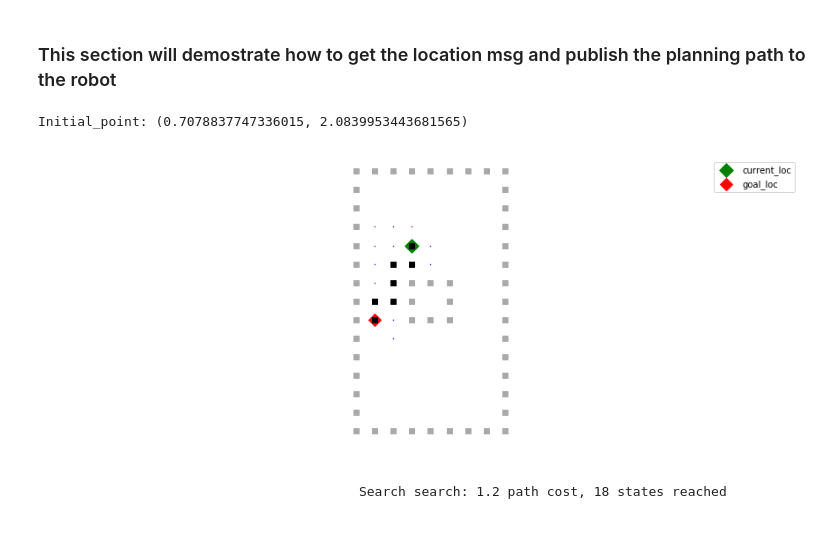
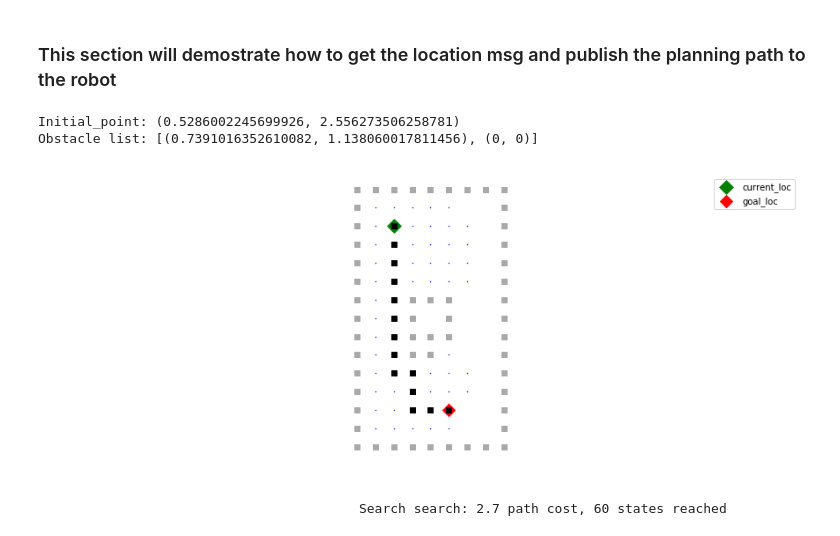
Before and after one commit to OpenPPAT/hcc-2019-lab3, a Jupyter notebook: topic1_astar_path_planning.ipynb, the cells around one changed output. Drawn from its saved outputs; the diff is of its cells as text; code cells hidden in the pictures.

```diff
--- a/topic1_astar_path_planning.ipynb
+++ b/topic1_astar_path_planning.ipynb
@@ -369,19 +374,34 @@ rospy.init_node("path_planning_node", anonymous = False)
 path_pub = rospy.Publisher('/planning_path', Path, queue_size=10)
 # %% [markdown]
 ### This section will demostrate how to get the location msg and publish the planning path to the robot
+# %%
+initial_point = (0, 0)
+obs_list = [(0, 0), (0, 0)]
+while initial_point == (0, 0) or obs_list[0] == (0, 0):
+    msg = rospy.wait_for_message("/nctuece/pose_optimization/bot_global_poses_optimized", \
+                                         topic_type=GlobalPoseArray, \
+                                         timeout=10)
+#     print(len( msg.poses))
+    for pose in msg.poses:
+        if pose.bot_id == 432: obs_list[0] = pose.pose.x, pose.pose.y
+        if pose.bot_id == 433: obs_list[1] = pose.pose.x, pose.pose.y
+        if pose.bot_id == 426: # id=427--> mmbot14, id=426--> mmbot16
+            initial_point = (pose.pose.x, pose.pose.y)
+            break
+
+
+print('Initial_point: {}'.format(initial_point))
+print('Obstacle list: {}'.format(obs_list))
+# %% [output]
+Initial_point: (0.5286002245699926, 2.556273506258781)
+Obstacle list: [(0.7391016352610082, 1.138060017811456), (0, 0)]
 # %%
-loc_msg = rospy.wait_for_message("/nctuece/absolute_from_relative_position/bot_global_poses_for_car", \
-                                     topic_type=Pose2DStamped,
-                                     timeout=5)
-initial_point = (loc_msg.x, loc_msg.y)
-print('Initial_point: {}'.format(initial_point))
-gp1 = GridProblem(initial=initial_point, goal=(0.2, 1.2), grid_size=0.2, obstacles=fixed_map())
+gp1 = GridProblem(initial=initial_point, goal=(1., 0.4), grid_size=0.2, obstacles=fixed_map(obs_list=obs_list))
 solution = astar_search(gp1)
 plot_grid_problem(gp1, solution, reached)
 # %% [output]
+[figure, new version]
-Initial_point: (0.7078837747336015, 2.0839953443681565)
+                                         Search search: 2.7 path cost, 60 states reached
-[figure, old version]
-                                         Search search: 1.2 path cost, 18 states reached
 # %%
 path = Path()
 path.header.frame_id = 'map'
```
Also changed, not shown: parts of 15 cells of this notebook, 8 other files.
